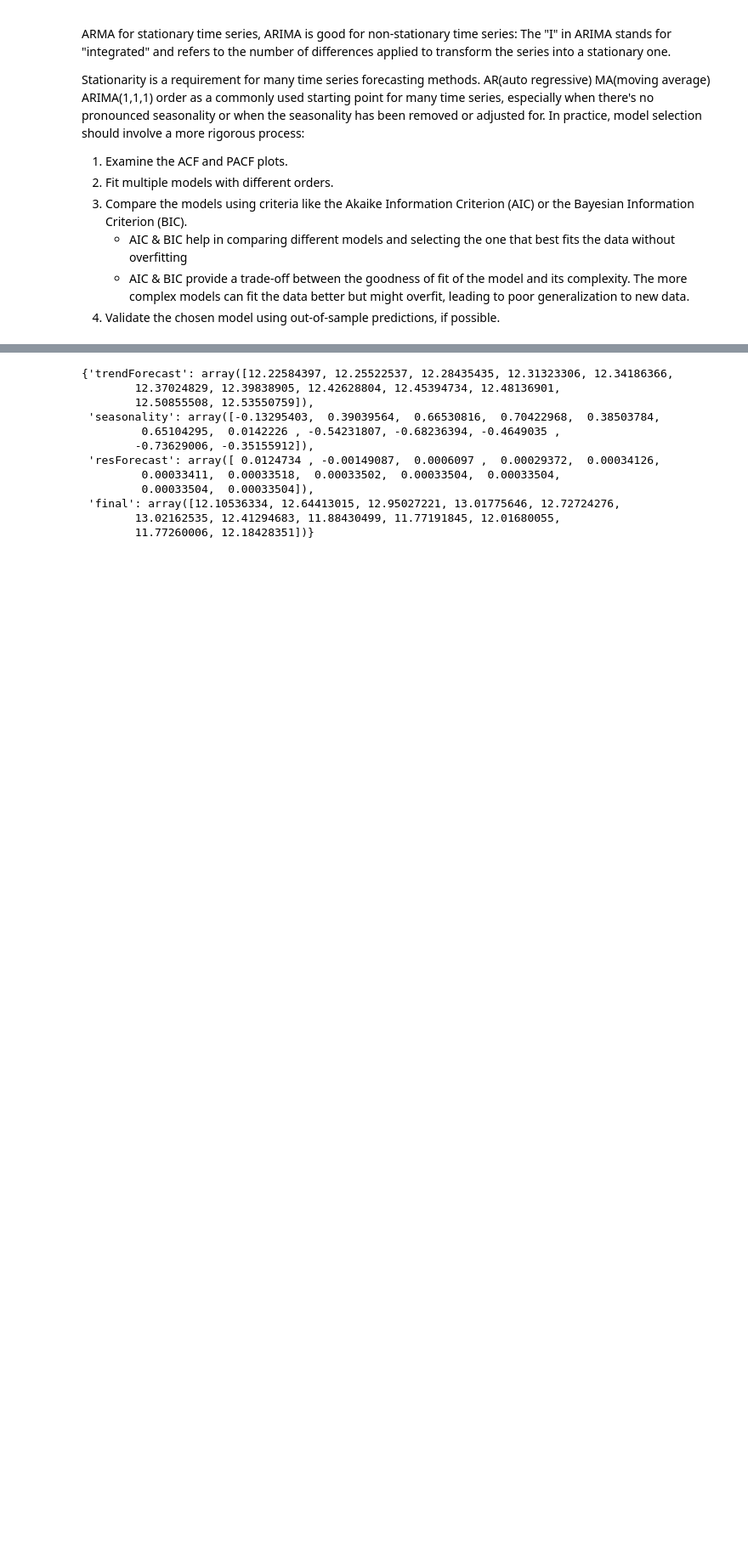
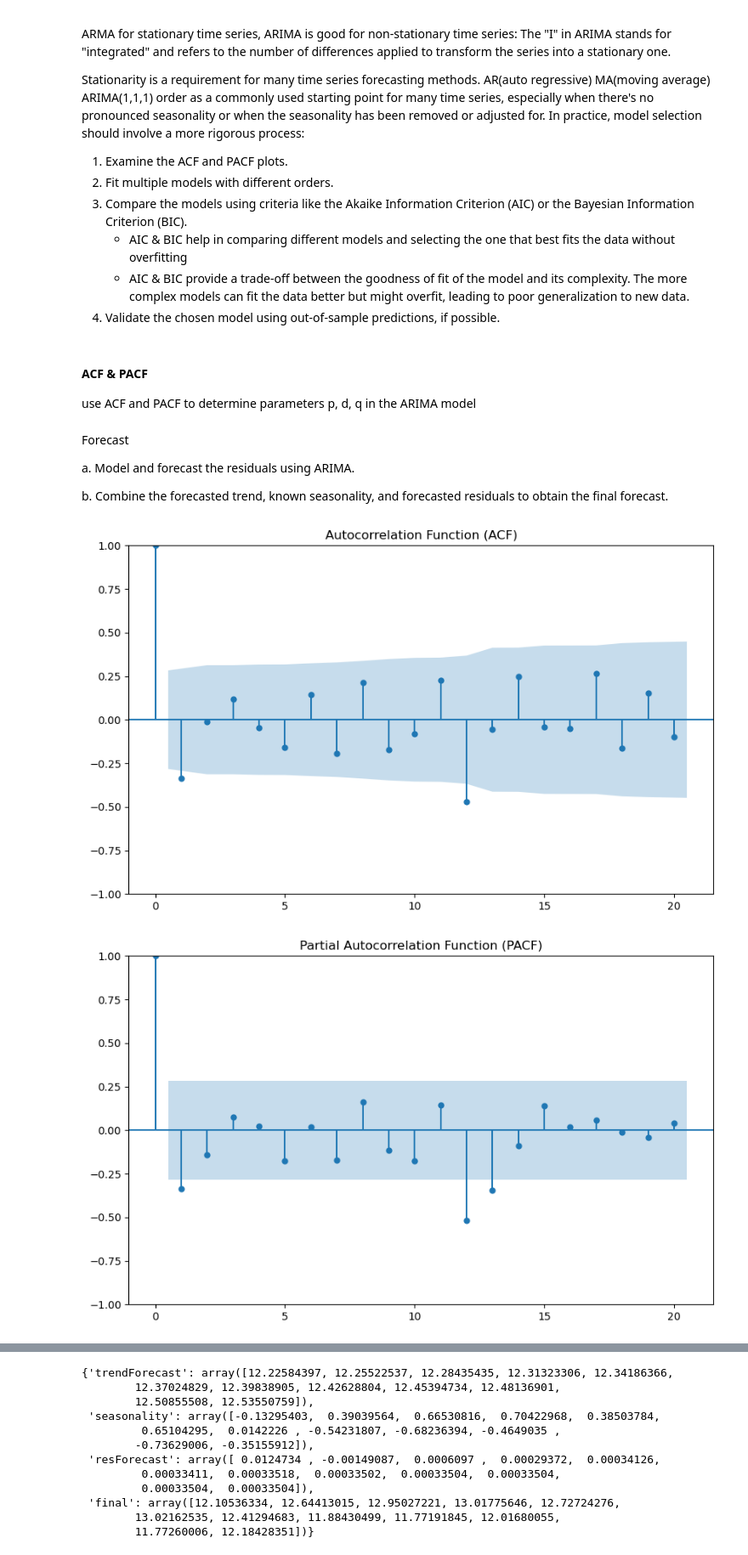
Before and after one commit to yiran-l/Forage-JPMC-Vitural-QR, a Jupyter notebook: JPmorgan QR task 1&2 .ipynb, the cells around one changed output, grey strips where cells are left out. Shown: that part at 85% size. Cells and saved outputs as stored; diff of their text form; code cells hidden in the pictures; blank space fills up the shorter version.

```diff
--- a/JPmorgan QR task 1&2 .ipynb
+++ b/JPmorgan QR task 1&2 .ipynb
@@ -92,6 +92,38 @@ ARIMA(1,1,1) order as a commonly used starting point for many time series, espec
     - AIC & BIC help in comparing different models and selecting the one that best fits the data without overfitting
     - AIC & BIC provide a trade-off between the goodness of fit of the model and its complexity. The more complex models can fit the data better but might overfit, leading to poor generalization to new data.
 4. Validate the chosen model using out-of-sample predictions, if possible.
+# %% [markdown]
+#### ACF & PACF
+
+use ACF and PACF to determine parameters p, d, q in the ARIMA model
+# %% [markdown]
+Forecast
+
+a. Model and forecast the residuals using ARIMA.
+
+b. Combine the forecasted trend, known seasonality, and forecasted residuals to obtain the final forecast.
+# %%
+%matplotlib inline
+
+plt.clf()
+plt.close()
+
+#plot_acf(result.resid.dropna(), lags=20)
+
+# Plot ACF
+fig, ax = plt.subplots(figsize=(10, 6))
+plot_acf(result.resid.dropna(), lags=20, ax=ax)
+ax.set_title('Autocorrelation Function (ACF)')
+plt.show()
+
+# Plot PACF for completeness
+fig, ax = plt.subplots(figsize=(10, 6))
+plot_pacf(result.resid.dropna(), lags=20, ax=ax)
+ax.set_title('Partial Autocorrelation Function (PACF)')
+plt.show()
+# %% [output]
+[figure, added]
+[figure, added]
 # %%
 trend = ARIMA(result.trend.dropna(), order=(1,1,1))
 trendFit = trend.fit()
```
Also changed, not shown: parts of 5 cells of this notebook.
